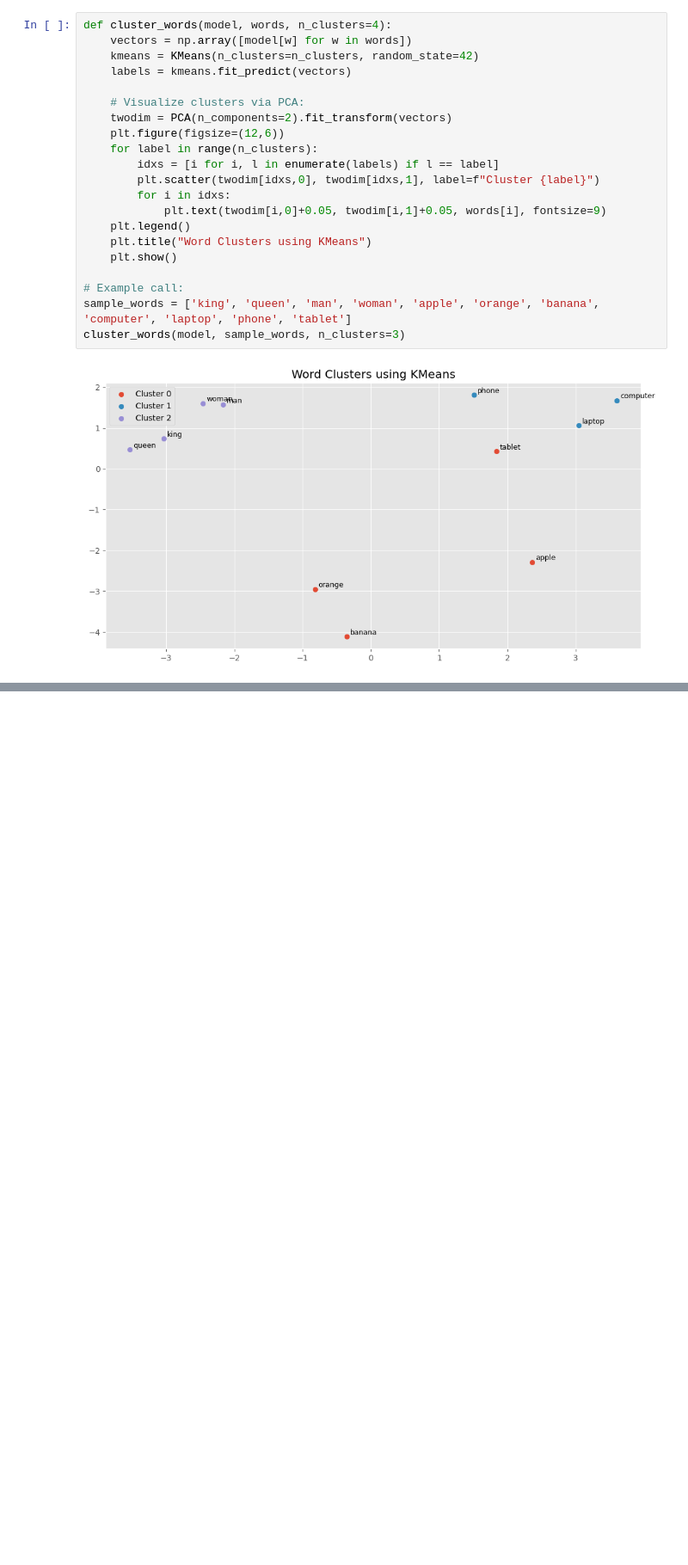
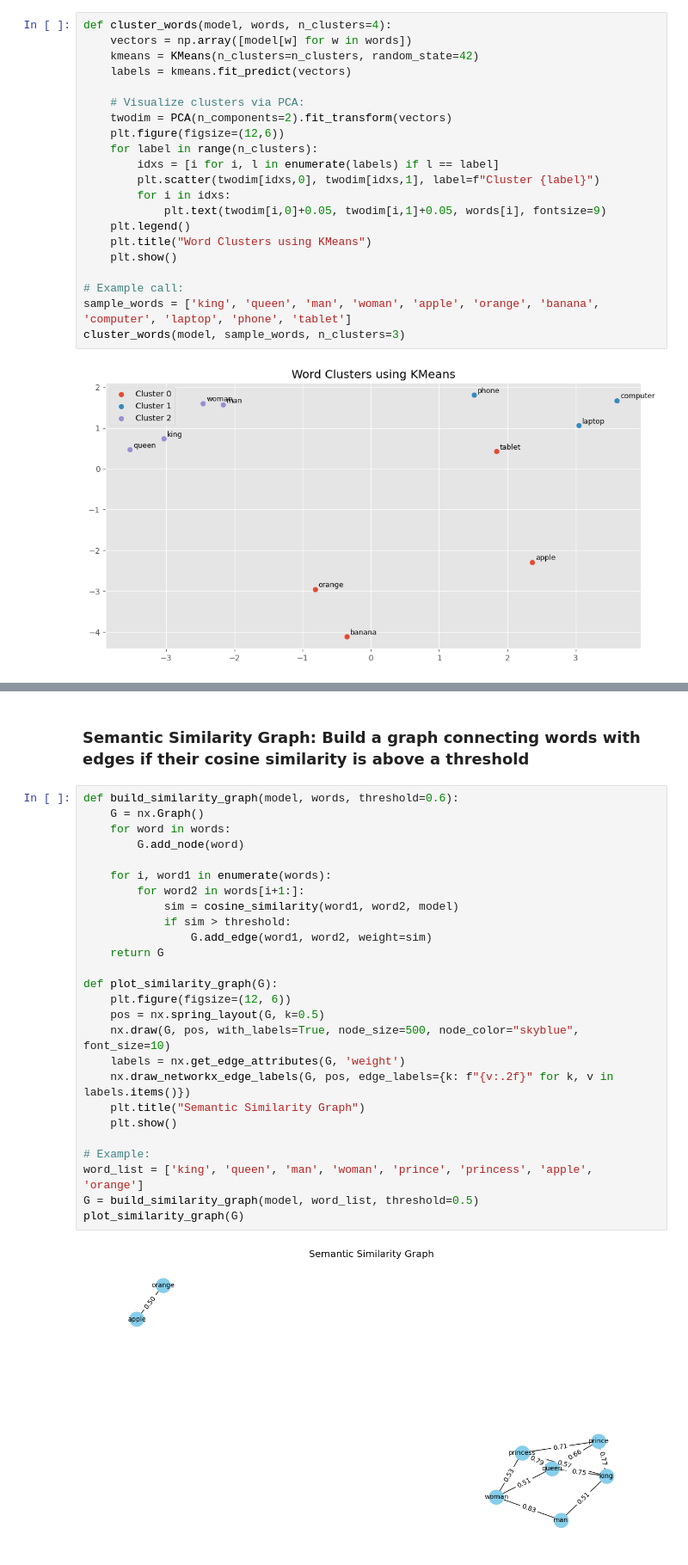
Before and after one commit to LiorGazit/Word_Vector_Functionalities, a Jupyter notebook: playing_with_vector_embeddings.ipynb, the cells around one changed output, grey strips where cells are left out. Shown at 86% size. Drawn from its saved outputs; the diff is of its cells as text; blank space fills up the shorter version.

Commit message:
Semantic Similarity Graph: Build a graph connecting words with edges if their cosine similarity is above a threshold

```diff
--- a/playing_with_vector_embeddings.ipynb
+++ b/playing_with_vector_embeddings.ipynb
@@ -226,0 +251,30 @@ cluster_words(model, sample_words, n_clusters=3)
+# %% [markdown]
+### Semantic Similarity Graph: Build a graph connecting words with edges if their cosine similarity is above a threshold
+# %%
+def build_similarity_graph(model, words, threshold=0.6):
+    G = nx.Graph()
+    for word in words:
+        G.add_node(word)
+
+    for i, word1 in enumerate(words):
+        for word2 in words[i+1:]:
+            sim = cosine_similarity(word1, word2, model)
+            if sim > threshold:
+                G.add_edge(word1, word2, weight=sim)
+    return G
+
+def plot_similarity_graph(G):
+    plt.figure(figsize=(12, 6))
+    pos = nx.spring_layout(G, k=0.5)
+    nx.draw(G, pos, with_labels=True, node_size=500, node_color="skyblue", font_size=10)
+    labels = nx.get_edge_attributes(G, 'weight')
+    nx.draw_networkx_edge_labels(G, pos, edge_labels={k: f"{v:.2f}" for k, v in labels.items()})
+    plt.title("Semantic Similarity Graph")
+    plt.show()
+
+# Example:
+word_list = ['king', 'queen', 'man', 'woman', 'prince', 'princess', 'apple', 'orange']
+G = build_similarity_graph(model, word_list, threshold=0.5)
+plot_similarity_graph(G)
+# %% [output]
+[figure, added]
```
Also changed, not shown: parts of 4 cells of this notebook.
